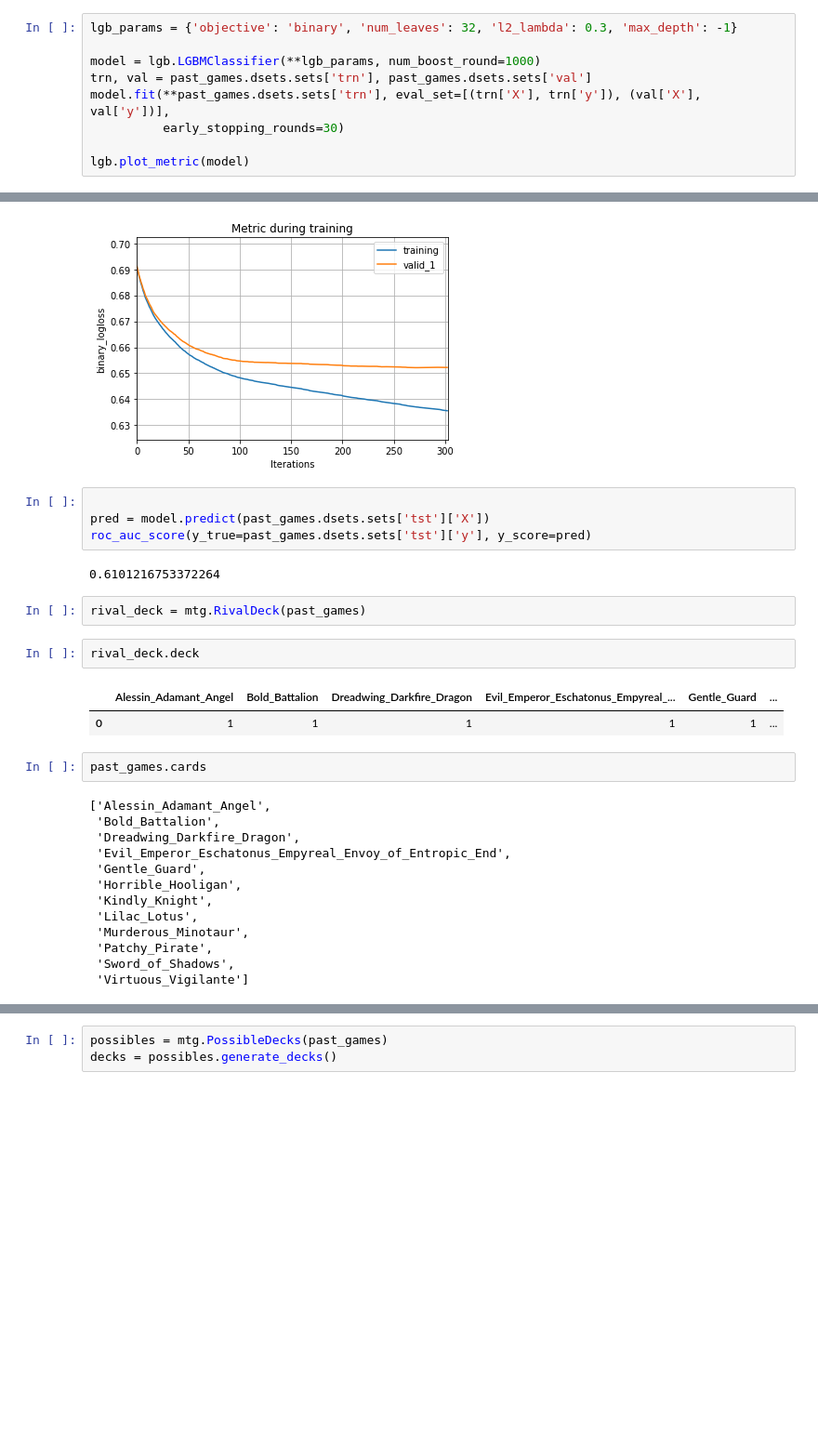
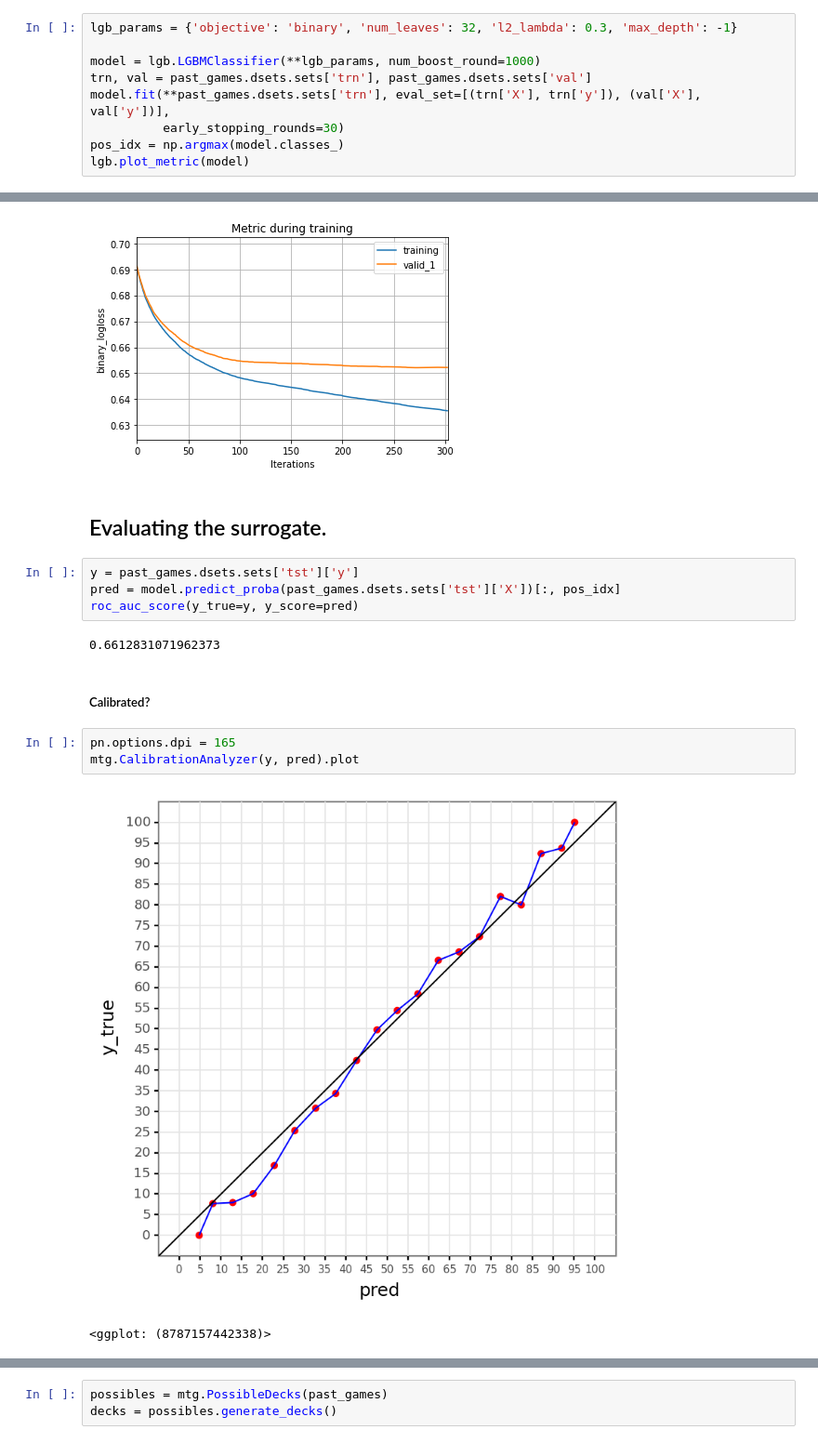
Before and after one commit to allswellthatsmaxwell/lesswrong_games, a Jupyter notebook: py/mtg.ipynb, the cells around one changed output, grey strips where cells are left out. Shown at 93% size. Saved outputs shown, nothing was run; the diff lists cells and outputs as text; blank space fills up the shorter version.

Commit message:
calibration plot and deck defeater class

```diff
--- a/py/mtg.ipynb
+++ b/py/mtg.ipynb
@@ -16,7 +21,7 @@ model = lgb.LGBMClassifier(**lgb_params, num_boost_round=1000)
 trn, val = past_games.dsets.sets['trn'], past_games.dsets.sets['val']
 model.fit(**past_games.dsets.sets['trn'], eval_set=[(trn['X'], trn['y']), (val['X'], val['y'])],
           early_stopping_rounds=30)
-
+pos_idx = np.argmax(model.classes_)
 lgb.plot_metric(model)
 # %% [output]
 [LightGBM] [Warning] Unknown parameter: l2_lambda
@@ -38,31 +43,19 @@ lgb.plot_metric(model)
 [303]   training's binary_logloss: 0.635603     valid_1's binary_logloss: 0.652251
 <AxesSubplot:title={'center':'Metric during training'}, xlabel='Iterations', ylabel='binary_logloss'>
 [figure]
+# %% [markdown]
+## Evaluating the surrogate.
 # %%
-
-pred = model.predict(past_games.dsets.sets['tst']['X'])
-roc_auc_score(y_true=past_games.dsets.sets['tst']['y'], y_score=pred)
+y = past_games.dsets.sets['tst']['y']
+pred = model.predict_proba(past_games.dsets.sets['tst']['X'])[:, pos_idx]
+roc_auc_score(y_true=y, y_score=pred)
 # %% [output]
-0.6101216753372264
+0.6612831071962373
-# %%
-rival_deck = mtg.RivalDeck(past_games)
-# %%
-rival_deck.deck
-# %% [output]
-|  | Alessin_Adamant_Angel | Bold_Battalion | Dreadwing_Darkfire_Dragon | Evil_Emperor_Eschatonus_Empyreal_... | Gentle_Guard | ... |
-| 0 | 1 | 1 | 1 | 1 | 1 | ... |
+# %% [markdown]
+##### Calibrated?
 # %%
-past_games.cards
+pn.options.dpi = 165
+mtg.CalibrationAnalyzer(y, pred).plot
 # %% [output]
+[figure, added]
-['Alessin_Adamant_Angel',
- 'Bold_Battalion',
- 'Dreadwing_Darkfire_Dragon',
- 'Evil_Emperor_Eschatonus_Empyreal_Envoy_of_Entropic_End',
- 'Gentle_Guard',
- 'Horrible_Hooligan',
- 'Kindly_Knight',
- 'Lilac_Lotus',
- 'Murderous_Minotaur',
- 'Patchy_Pirate',
- 'Sword_of_Shadows',
- 'Virtuous_Vigilante']
+<ggplot: (8787157442338)>
```
Also changed, not shown: parts of 7 cells of this notebook, 1 other file.
